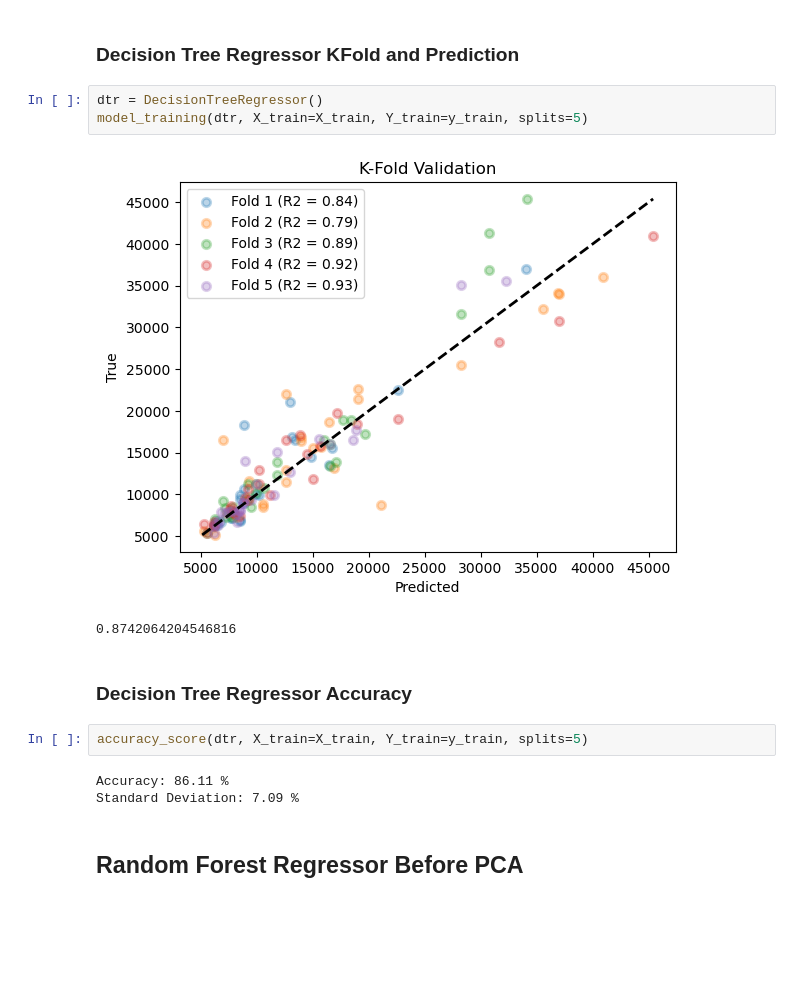
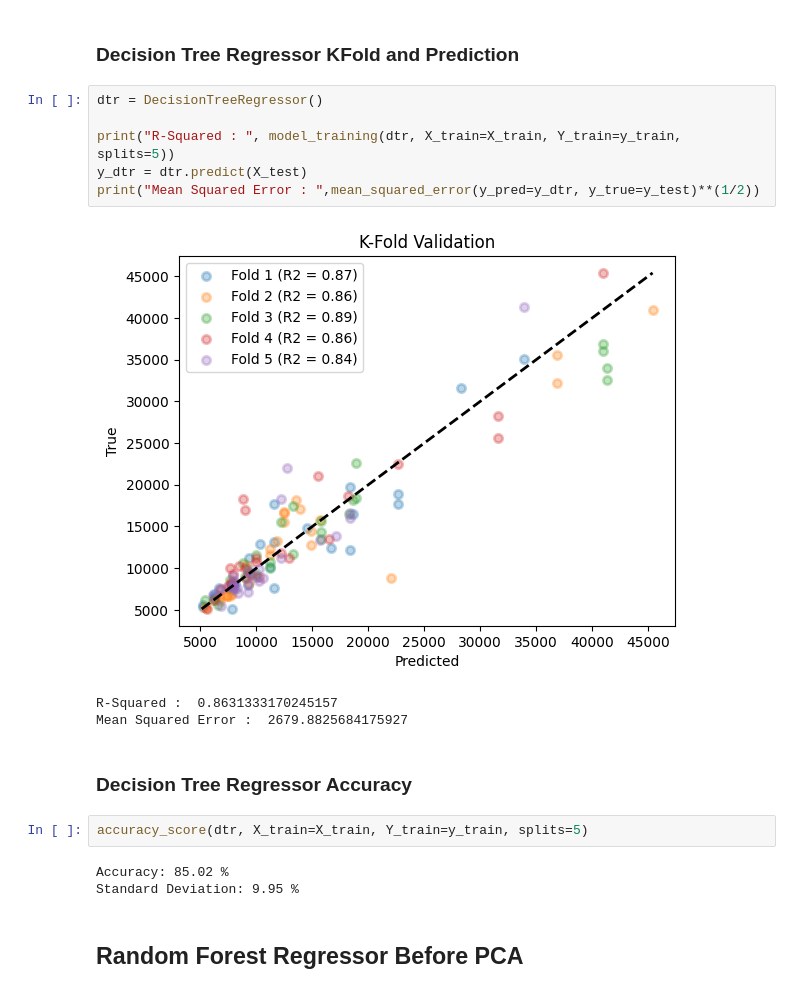
Before and after one commit to MayankTamakuwala/Automobile-Price-Prediction, a Jupyter notebook: project.ipynb, the cells around one changed output. Saved outputs shown, nothing was run; the diff lists cells and outputs as text; blank space fills up the shorter version.

```diff
--- a/project.ipynb
+++ b/project.ipynb
@@ -441,17 +447,21 @@ Standard Deviation: 6.19 %
 ### Decision Tree Regressor KFold and Prediction
 # %%
 dtr = DecisionTreeRegressor()
-model_training(dtr, X_train=X_train, Y_train=y_train, splits=5)
+
+print("R-Squared : ", model_training(dtr, X_train=X_train, Y_train=y_train, splits=5))
+y_dtr = dtr.predict(X_test)
+print("Mean Squared Error : ",mean_squared_error(y_pred=y_dtr, y_true=y_test)**(1/2))
 # %% [output]
-[figure, old version]
+[figure, new version]
-0.8742064204546816
+R-Squared :  0.8631333170245157
+Mean Squared Error :  2679.8825684175927
 # %% [markdown]
 ### Decision Tree Regressor Accuracy
 # %%
 accuracy_score(dtr, X_train=X_train, Y_train=y_train, splits=5)
 # %% [output]
-Accuracy: 86.11 %
-Standard Deviation: 7.09 %
+Accuracy: 85.02 %
+Standard Deviation: 9.95 %
 # %% [markdown]
 ## Random Forest Regressor Before PCA
 # %% [markdown]
```
Also changed, not shown: parts of 27 cells of this notebook.
